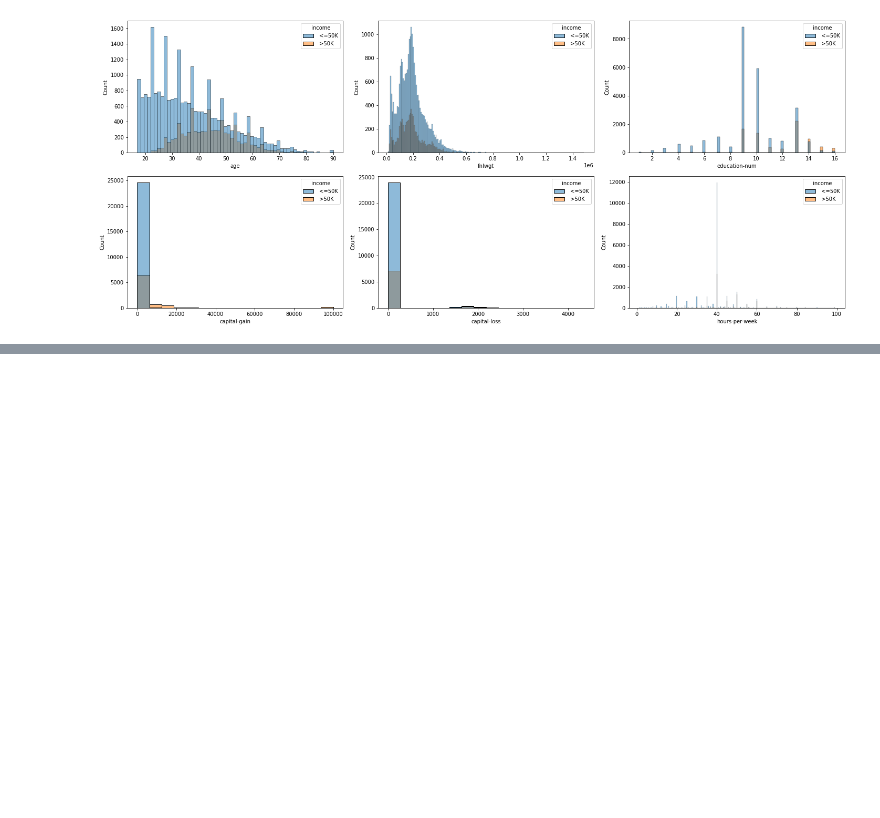
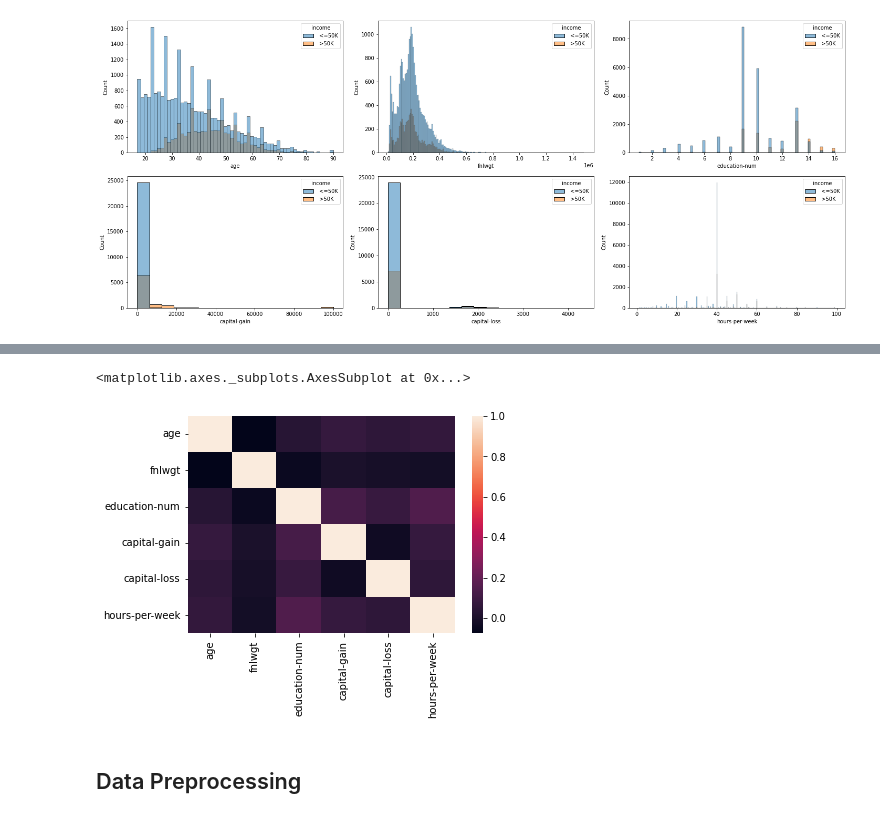
Before and after one commit to namaws/Income-analysis-and-prediction, a Jupyter notebook: Data_analysis_and_prediction.ipynb, the cells around one changed output, grey strips where cells are left out. Cells and saved outputs as stored; diff of their text form; code cells hidden in the pictures; blank space fills up the shorter version.

```diff
--- a/Data_analysis_and_prediction.ipynb
+++ b/Data_analysis_and_prediction.ipynb
@@ -186,0 +151,7 @@ df_test.drop(labels=0)
+# %%
+sns.heatmap(df.corr())
+# %% [output]
+<matplotlib.axes._subplots.AxesSubplot at 0x...>
+[figure, added]
+# %% [markdown]
+## Data Preprocessing
```
Also changed, not shown: parts of 34 cells of this notebook.
